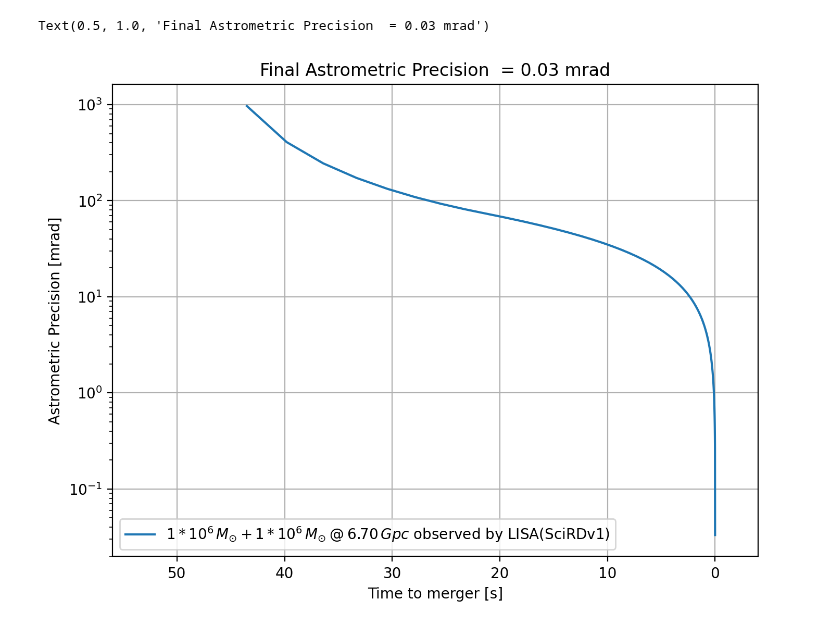
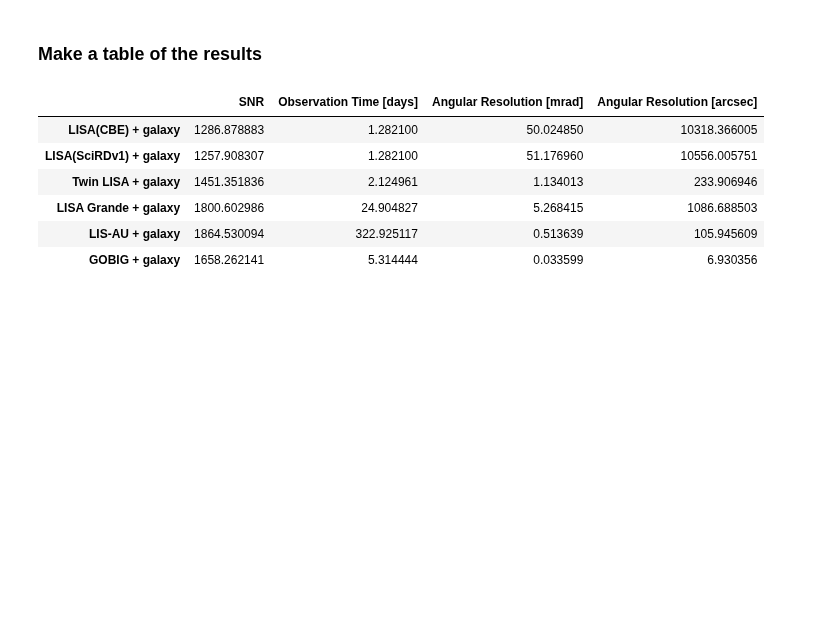
Before and after one commit to JohnGBaker/GWI-metrics, a Jupyter notebook: Notebooks/binaryResolution.ipynb, the cells around one changed output. Drawn from its saved outputs; the diff is of its cells as text; code cells hidden in the pictures; blank space fills up the shorter version.

```diff
--- a/Notebooks/binaryResolution.ipynb
+++ b/Notebooks/binaryResolution.ipynb
@@ -166,16 +126,2 @@ Text(0, 0.5, 'Diffraction limit [rad]')
-# %%
-# Angular resolution
-deltaTheta = deltaThetaDiff[1:]/snrplot[1:]
-fig = plt.figure(figsize=[8,6],dpi=200)
-ax = fig.add_subplot(1,1,1)
-ax.plot(-tplot[1:]*52/constants.year,deltaTheta*1e3,label='%s observed by %s' % (sigLabel, model.get('label')))
-plt.xlim([-tstart*52/constants.year+4,-4])
-plt.legend()
-plt.yscale('log')
-plt.grid(True)
-plt.xlabel('Time to merger [s]')
-plt.ylabel('Astrometric Precision [mrad]')
-plt.title('Final Astrometric Precision  = %2.1g mrad' % (deltaTheta[-1]*1e3))
-# %% [output]
-Text(0.5, 1.0, 'Final Astrometric Precision  = 0.03 mrad')
-[figure, removed]
+# %% [markdown]
+### Make a table of the results
@@ -181,0 +130,27 @@ Text(0.5, 1.0, 'Final Astrometric Precision  = 0.03 mrad')
+# %%
+names = list()
+SNRs = list()
+res = list()
+obtimes = list()
+for ob in obs:
+    names.append(ob.get('model').get('label'))
+    SNRs.append(ob.get('SNR'))
+    res.append(ob.get('Angular Resolution')[-1]/1e-3)
+    obtimes.append(-ob.get('observation time')*365/constants.year)
+
+df = pd.DataFrame(index = names, data = {
+    'SNR' : SNRs,
+    'Angular Resolution [mrad]' : res,
+    'Observation Time [days]' : obtimes
+})
+
+df['Angular Resolution [arcsec]']= df['Angular Resolution [mrad]']*1e-3*180/np.pi*3600
+df[['SNR', 'Observation Time [days]', 'Angular Resolution [mrad]', 'Angular Resolution [arcsec]']]
+# %% [output]
+|  | SNR | Observation Time [days] | Angular Resolution [mrad] | Angular Resolution [arcsec] |
+| LISA(CBE) + galaxy | 1286.878883 | 1.282100 | 50.024850 | 10318.366005 |
+| LISA(SciRDv1) + galaxy | 1257.908307 | 1.282100 | 51.176960 | 10556.005751 |
+| Twin LISA + galaxy | 1451.351836 | 2.124961 | 1.134013 | 233.906946 |
+| LISA Grande + galaxy | 1800.602986 | 24.904827 | 5.268415 | 1086.688503 |
+| LIS-AU + galaxy | 1864.530094 | 322.925117 | 0.513639 | 105.945609 |
+| GOBIG + galaxy | 1658.262141 | 5.314444 | 0.033599 | 6.930356 |
```
Also changed, not shown: parts of 24 cells of this notebook, 1 other file.
